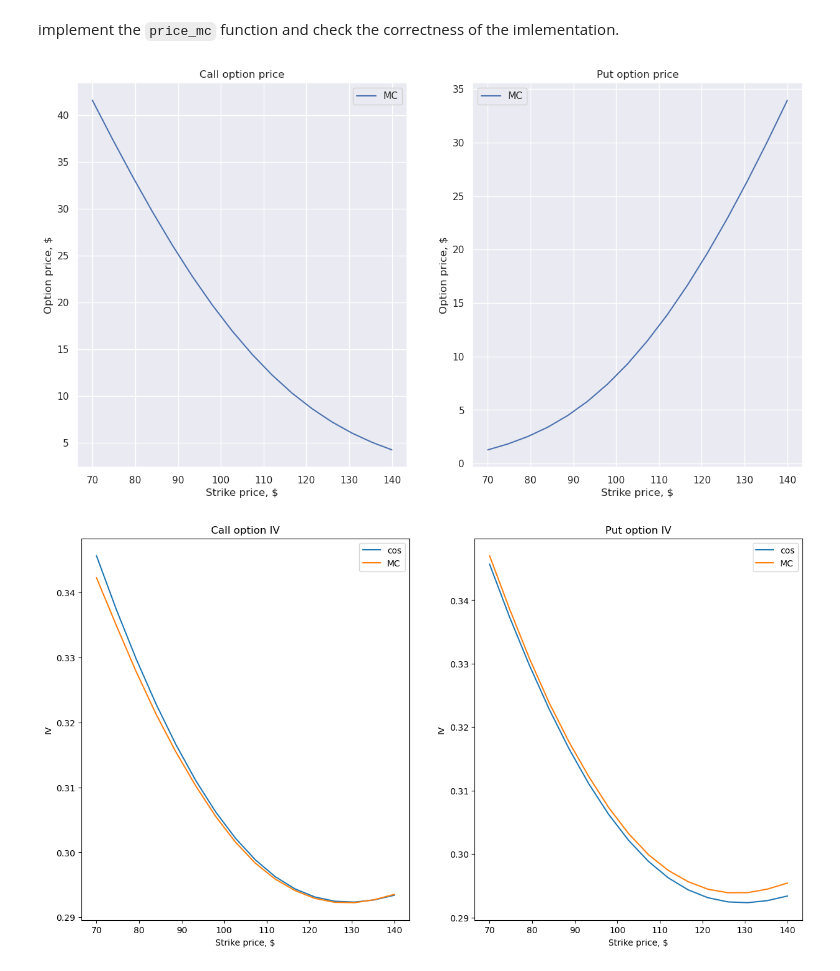
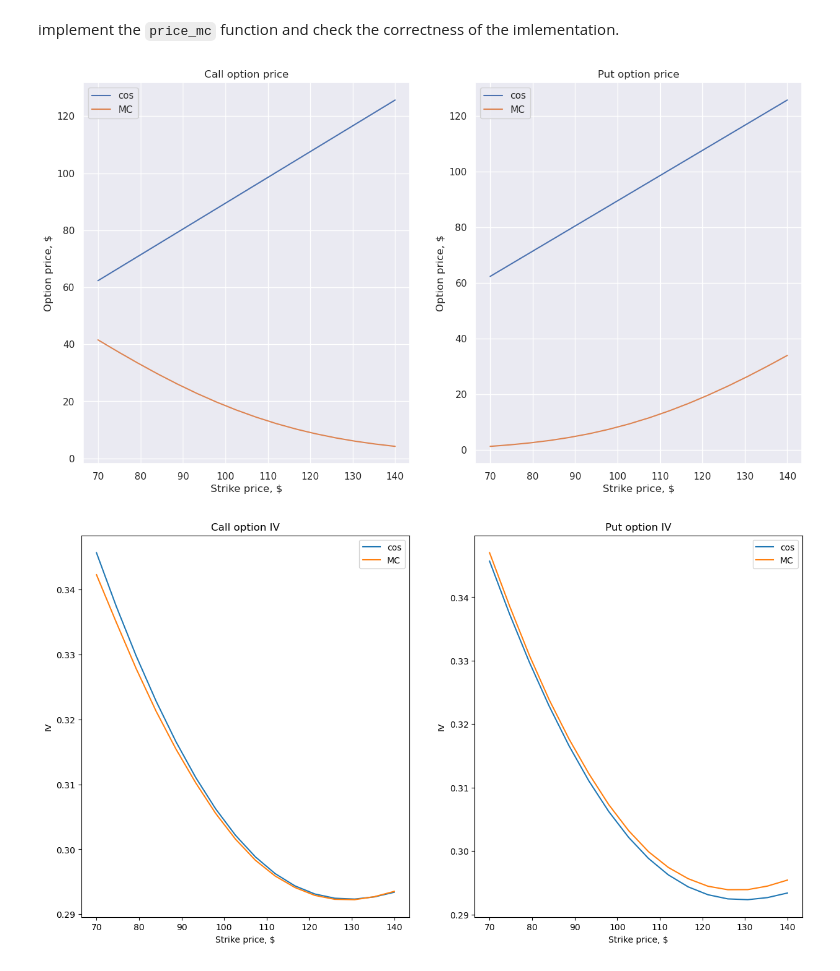
Before and after one commit to VsevolodZaostrovsky/-StochasticVolatilityModels, a Jupyter notebook: Homeworks/ZaostrovskyVsevolod_Lab2.ipynb, the cells around one changed output. Drawn from its saved outputs; the diff is of its cells as text; code cells hidden in the pictures.

```diff
--- a/Homeworks/ZaostrovskyVsevolod_Lab2.ipynb
+++ b/Homeworks/ZaostrovskyVsevolod_Lab2.ipynb
@@ -226,11 +225,11 @@ def price(
     n_points: int = 4096,
 ):
     dt = np.asarray(option.expiration_time - ms.time)
-    trunc_range = calc_trunc_range(eps, params, dt)
-    b = trunc_range
-    a = -trunc_range
+    # trunc_range = calc_trunc_range(eps, params, dt)
+    b = 5000
+    a = -5000
 
-    Vk = vanilla_put_cos_expansion_coefs(a, b, n_points)
+    Vk = vanilla_put_cos_expansion_coefs(a, b, n_points).reshape(n_points, 1) * option.strike_price.reshape(1, len(option.strike_price))
 
     omega = math.pi / (b - a) * np.arange(n_points)
     xK = np.log(ms.stock_price / option.strike_price)
@@ -238,22 +237,25 @@ def price(
     xK[xK < a] = a
     xK[xK > b] = b
 
-    Fk = np.exp(heston_log_char_func(omega, option.expiration_time, params)) * np.exp(1j * omega * np.log(ms.stock_price))
-    exps = (np.exp(-1j * math.pi * (xK.reshape(1, len(xK)) - a / (b - a)) * np.arange(1, n_points).reshape(n_points - 1, 1)))
+    Fk = np.real(((np.exp(heston_log_char_func(omega, option.expiration_time, params))
+                * np.exp(1j * omega * np.log(ms.stock_price))).reshape(n_points, 1) * np.ones(shape=(1, len(xK))))
+                * (np.exp(-1j * math.pi * ((xK.reshape(1, len(xK)) - a) / (b - a)) * np.arange(n_points).reshape(n_points, 1)))
+          )
     # print("exps:", exps.shape)
     # print(exps)
     # print("Fk:", Fk.shape)
     # print("Vk:", Vk.shape)
 
-    ans = (sum(np.real( ((Vk[1:] * Fk[1:]).reshape(len(Vk[1:]), 1) * option.strike_price.reshape(1, len(option.strike_price))) * exps)) + Vk[0] / 2) * np.exp(- ms.interest_rate * option.expiration_time)
+    # print(Vk.shape)
 
-    print(Vk)
+    ans = (Vk[0] / 2 + sum(Fk[1:] * Vk[1:])) * np.exp(- ms.interest_rate * option.expiration_time)
+    # print(Vk)
     # don't forget to check the argument to be within the truncation bounds
 
     # assure that the resulting option price strictly greater than the theoretical
     # price lower bound
 
-    return ans
+    return ans.T
 # %%
 strikes = np.linspace(40, 200, 15)
 time = np.array(1.0)
@@ -468,9 +461,9 @@ def price_mc(
 
     # return states
     if(option.is_call):
-        price = np.mean(np.maximum(states[:, -1].reshape(TRAJ_number, 1) - option.strike_price.reshape(1, 16), 0), axis=0)
+        price = np.mean(np.maximum(states[:, -1].reshape(TRAJ_number, 1) - option.strike_price.reshape(1, len(option.strike_price)), 0), axis=0)
     else:
-        price = np.mean(np.maximum(option.strike_price.reshape(1, 16) - states[:, -1].reshape(TRAJ_number, 1), 0), axis=0)
+        price = np.mean(np.maximum(option.strike_price.reshape(1, len(option.strike_price)) - states[:, -1].reshape(TRAJ_number, 1), 0), axis=0)
 
     return price
 # %%
@@ -488,28 +481,28 @@ params = HestonParams(v=0.1, kappa=2, theta=0.1, sigma=0.7, rho=-0.2)
 # %%
 call_price_mc = price_mc(calls, ms, params, 100000)
 put_price_mc = price_mc(puts, ms, params, 100000)
-# call_price = price(calls, ms, params)
-# put_price = price(puts, ms, params)
+call_price = price(calls, ms, params)
+put_price = price(puts, ms, params)
 
 fig, (ax1, ax2) = plt.subplots(ncols=2, figsize=(15, 8))
 
-# ax1.plot(strikes, call_price, label="cos")
+ax1.plot(strikes, call_price, label="cos")
 ax1.plot(strikes, call_price_mc, label="MC")
 ax1.set_title('Call option price')
 ax1.set_xlabel('Strike price, $')
 ax1.set_ylabel('Option price, $')
 ax1.legend()
 
-# ax2.plot(strikes, put_price, label="cos")
+ax2.plot(strikes, put_price, label="cos")
 ax2.plot(strikes, put_price_mc, label="MC")
 ax2.set_title('Put option price')
 ax2.set_xlabel('Strike price, $')
 ax2.set_ylabel('Option price, $')
 ax2.legend()
 
 plt.show()
 # %% [output]
-[figure, old version]
+[figure, new version]
 # %%
 def iv(option: StockOption, ms: MarketState, price: Floats):
     assert isinstance(option, (CallStockOption, PutStockOption))
```
Also changed, not shown: parts of 6 cells of this notebook.
